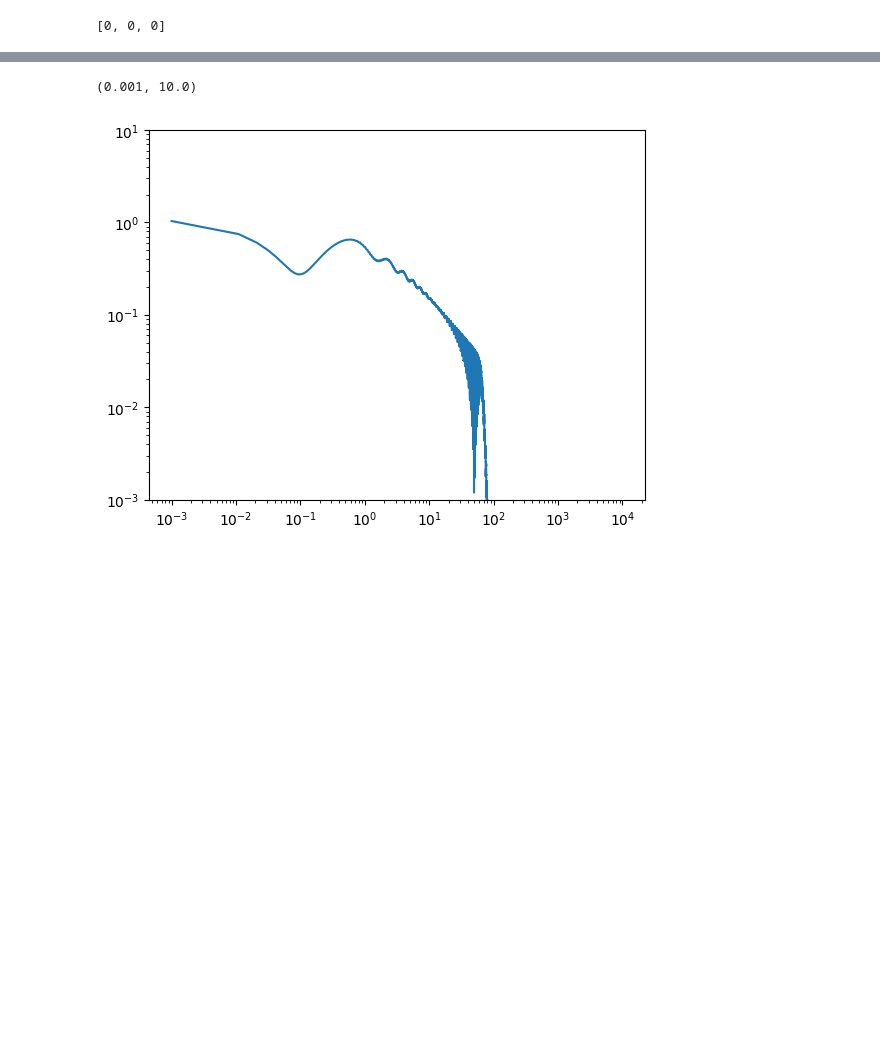
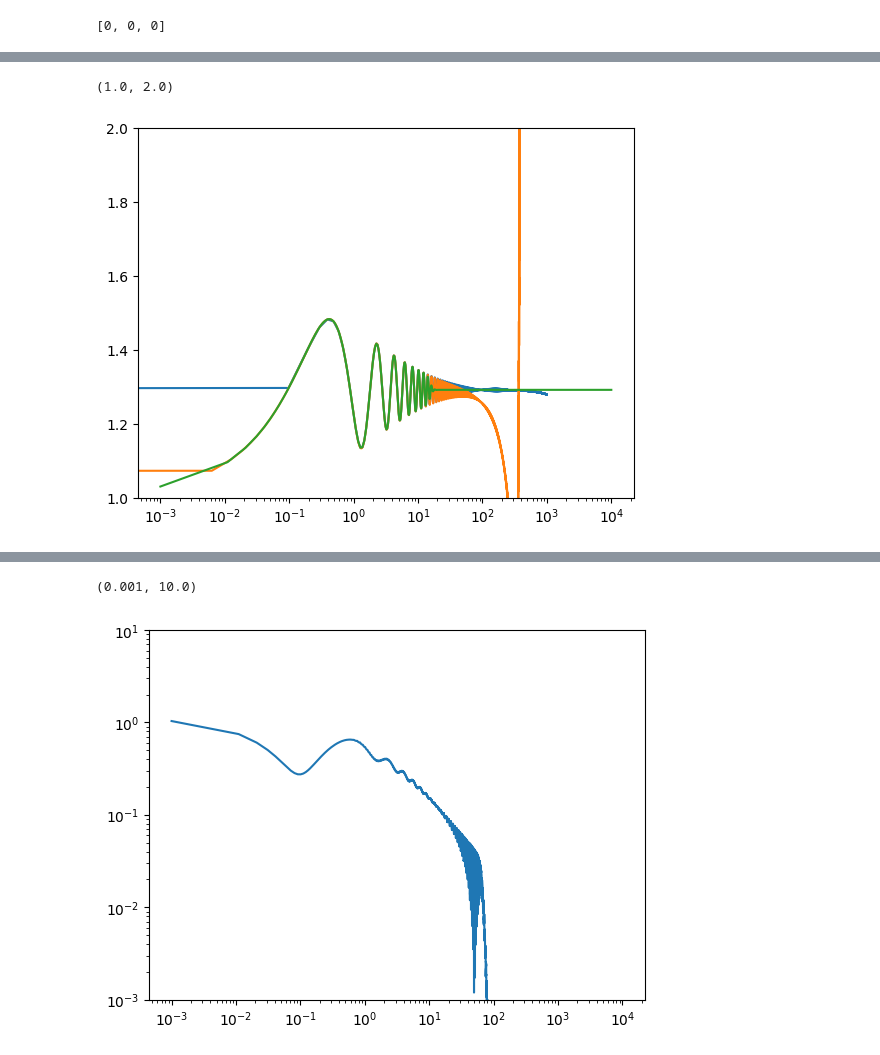
Before and after one commit to mhycheung/glworia, a Jupyter notebook: load_interp_simple.ipynb, the cells around one changed output, grey strips where cells are left out. Saved outputs shown, nothing was run; the diff lists cells and outputs as text; code cells hidden in the pictures; blank space fills up the shorter version.

```diff
--- a/load_interp_simple.ipynb
+++ b/load_interp_simple.ipynb
@@ -80,0 +85,16 @@ axs[1].semilogx(w_interp, np.angle(F))
+# %%
+# cut at 1e3
+
+F1_cut = F1[w1 < 1e3]
+w1_cut = w1[w1 < 1e3]
+F2_cut = F2[w2 < 1e3]
+w2_cut = w2[w2 < 1e3]
+
+plt.semilogx(w1_cut, np.abs(F1_cut))
+plt.semilogx(w2_cut, np.abs(F2_cut))
+plt.semilogx(w_interp, np.abs(F))
+
+plt.ylim(1, 2)
+# %% [output]
+(1.0, 2.0)
+[figure, added]
```
Also changed, not shown: parts of 11 cells of this notebook, 21 other files.
